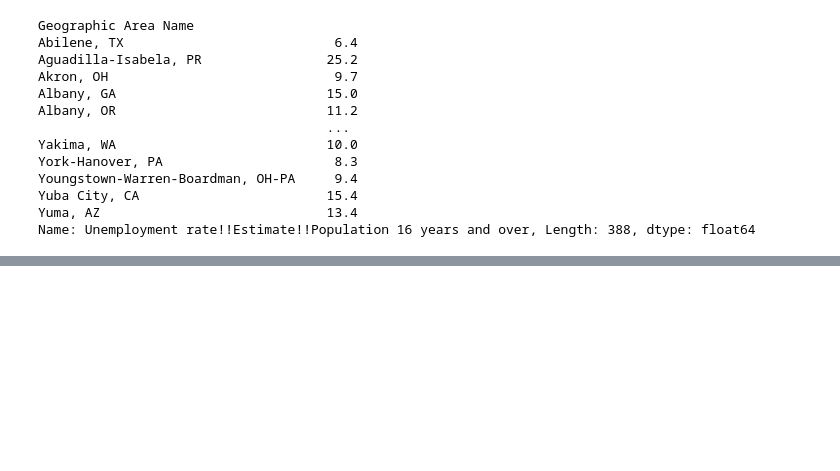
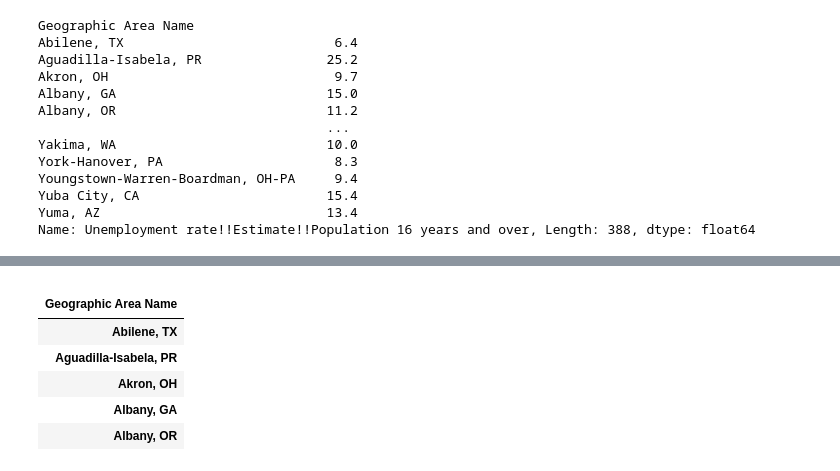
Before and after one commit to narslab/msa-emission-typologies, a Jupyter notebook: bin/jupyter/data-aggregation-pop.ipynb, the cells around one changed output, grey strips where cells are left out. Drawn from its saved outputs; the diff is of its cells as text; code cells hidden in the pictures; blank space fills up the shorter version.

```diff
--- a/bin/jupyter/data-aggregation-pop.ipynb
+++ b/bin/jupyter/data-aggregation-pop.ipynb
@@ -168,3 +179,15 @@ Name: Unemployment rate!!Estimate!!Population 16 years and over, Length: 388, dt
+# %%
+pop_df = pop_df.rename(columns = {"Unemployment rate!!Estimate!!Population 16 years and over": "unemp"})
+# %%
+pop_df.head()
+# %% [output]
+|  |
+| Geographic Area Name |
+| Abilene, TX |
+| Aguadilla-Isabela, PR |
+| Akron, OH |
+| Albany, GA |
+| Albany, OR |
 # %%
 #pop_df.to_csv('data-aggregation-pop.csv', index = False)
 from pathlib import Path
```
Also changed, not shown: parts of 11 cells of this notebook, 4 other files.
